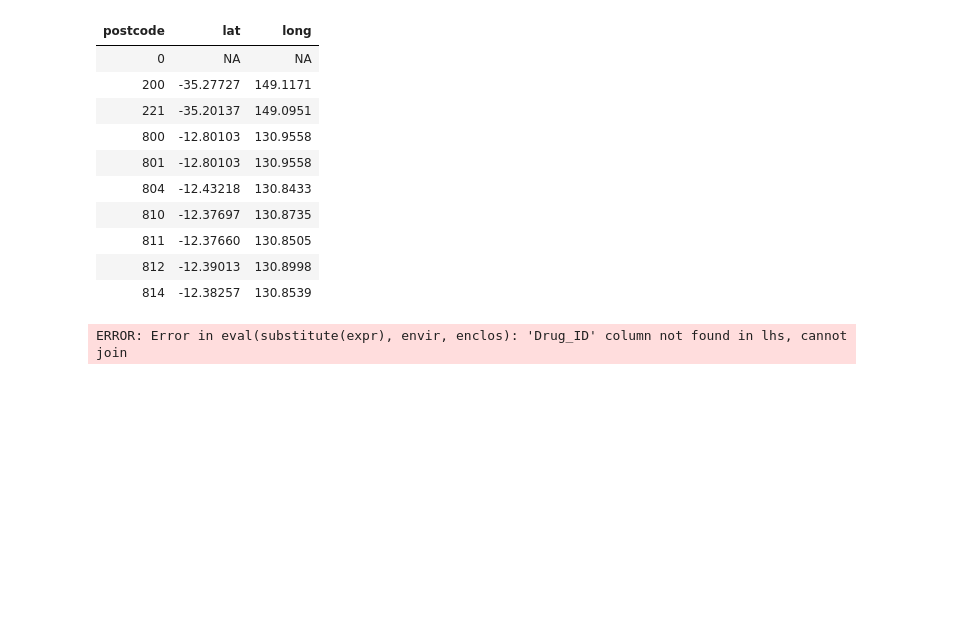
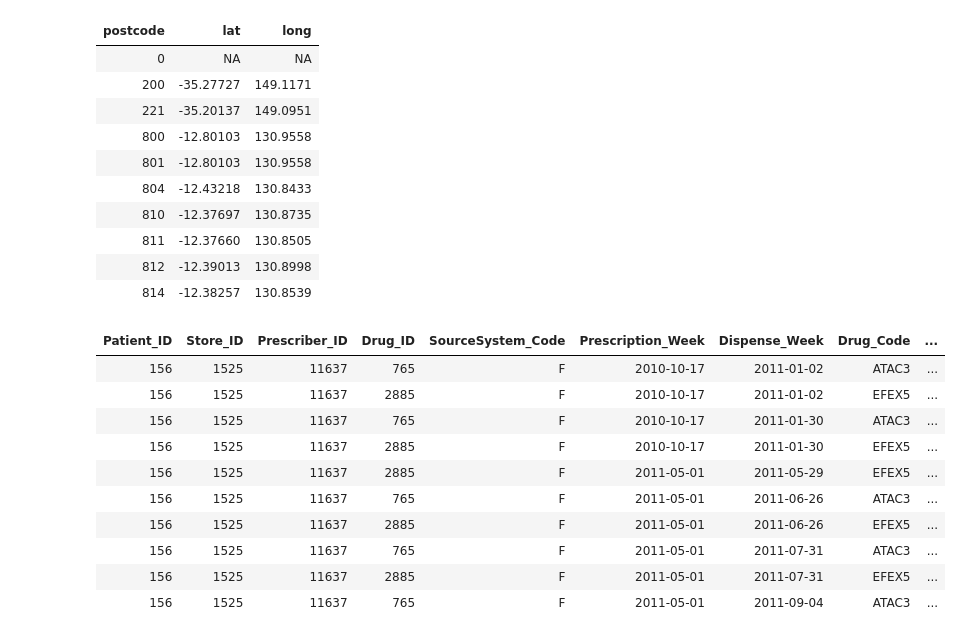
Before and after one commit to smstojanovic/iSel_MelbDatathon2017, a Jupyter notebook: R first look.ipynb, the cells around one changed output. Saved outputs shown, nothing was run; the diff lists cells and outputs as text; code cells hidden in the pictures; blank space fills up the shorter version.

```diff
--- a/R first look.ipynb
+++ b/R first look.ipynb
@@ -120,11 +120,21 @@ postcodes %>% head(1)
 # %%
 sample_transactions %>%
     left_join(patients, by='Patient_ID') %>%
     left_join(postcodes %>% group_by(postcode) %>%
                 summarise(lat = mean(lat),
                   long = mean(lon))
         , by='postcode') %>%
-    left_join(ChronicIllness_LookUp, by = c('Drug_ID','MasterProductID'))
+    left_join(., ChronicIllness_LookUp, by = c('Drug_ID'='MasterProductID')) %>%
  filter( long > 140, long < 160, lat < -35 ) %>% head(10)
 # %% [output]
-ERROR: Error in eval(substitute(expr), envir, enclos): 'Drug_ID' column not found in lhs, cannot join
+| Patient_ID | Store_ID | Prescriber_ID | Drug_ID | SourceSystem_Code | Prescription_Week | Dispense_Week | Drug_Code | ... |
+| 156 | 1525 | 11637 | 765 | F | 2010-10-17 | 2011-01-02 | ATAC3 | ... |
+| 156 | 1525 | 11637 | 2885 | F | 2010-10-17 | 2011-01-02 | EFEX5 | ... |
+| 156 | 1525 | 11637 | 765 | F | 2010-10-17 | 2011-01-30 | ATAC3 | ... |
+| 156 | 1525 | 11637 | 2885 | F | 2010-10-17 | 2011-01-30 | EFEX5 | ... |
+| 156 | 1525 | 11637 | 2885 | F | 2011-05-01 | 2011-05-29 | EFEX5 | ... |
+| 156 | 1525 | 11637 | 765 | F | 2011-05-01 | 2011-06-26 | ATAC3 | ... |
+| 156 | 1525 | 11637 | 2885 | F | 2011-05-01 | 2011-06-26 | EFEX5 | ... |
+| 156 | 1525 | 11637 | 765 | F | 2011-05-01 | 2011-07-31 | ATAC3 | ... |
+| 156 | 1525 | 11637 | 2885 | F | 2011-05-01 | 2011-07-31 | EFEX5 | ... |
+| 156 | 1525 | 11637 | 765 | F | 2011-05-01 | 2011-09-04 | ATAC3 | ... |
```
Also changed, not shown: parts of 7 cells of this notebook.
